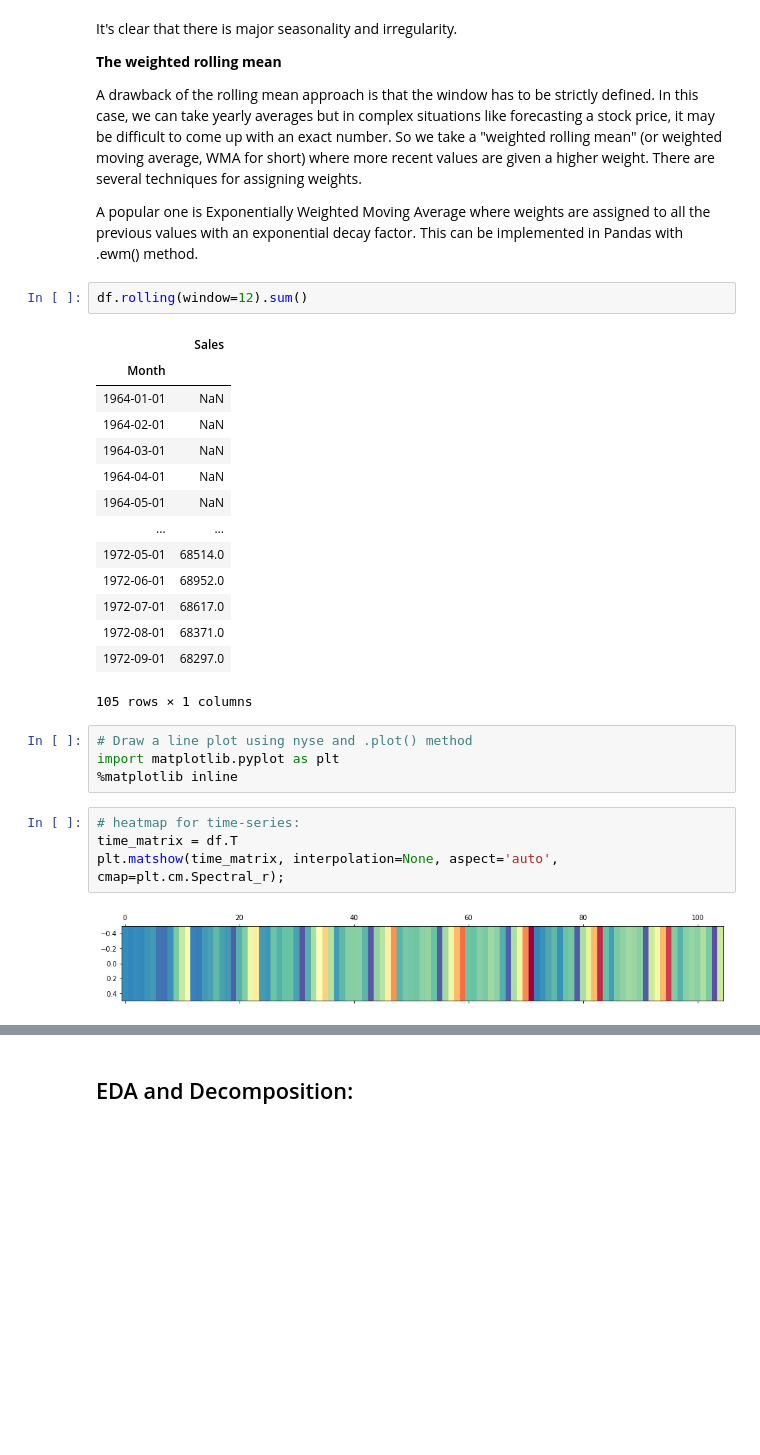
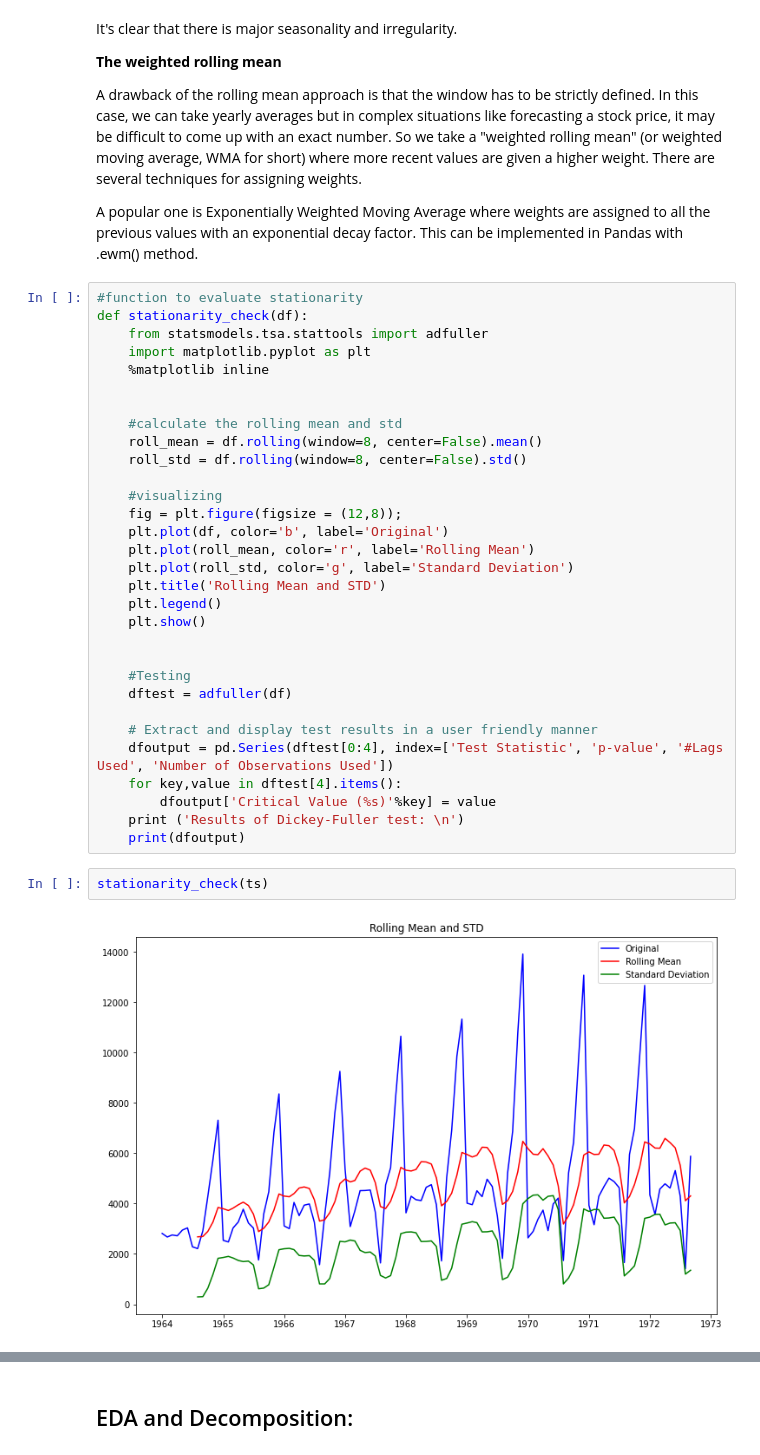
Before and after one commit to andiosika/timeseries, a Jupyter notebook: Champagne_TS.ipynb, the cells around one changed output, grey strips where cells are left out. Cells and saved outputs as stored; diff of their text form; blank space fills up the shorter version.

```diff
--- a/Champagne_TS.ipynb
+++ b/Champagne_TS.ipynb
@@ -68,30 +63,38 @@ It's clear that there is major seasonality and irregularity.
 A drawback of the rolling mean approach is that the window has to be strictly defined. In this case, we can take yearly averages but in complex situations like forecasting a stock price, it may be difficult to come up with an exact number. So we take a "weighted rolling mean" (or weighted moving average, WMA for short) where more recent values are given a higher weight. There are several techniques for assigning weights.
 
 A popular one is Exponentially Weighted Moving Average where weights are assigned to all the previous values with an exponential decay factor. This can be implemented in Pandas with .ewm() method.
-# %%
-df.rolling(window=12).sum()
-# %% [output]
-|  | Sales |
-| Month |  |
-| 1964-01-01 | NaN |
-| 1964-02-01 | NaN |
-| 1964-03-01 | NaN |
-| 1964-04-01 | NaN |
-| 1964-05-01 | NaN |
-| ... | ... |
-| 1972-05-01 | 68514.0 |
-| 1972-06-01 | 68952.0 |
-| 1972-07-01 | 68617.0 |
-| 1972-08-01 | 68371.0 |
-| 1972-09-01 | 68297.0 |
-105 rows × 1 columns
-# %%
-# Draw a line plot using nyse and .plot() method
-import matplotlib.pyplot as plt
-%matplotlib inline
-# %%
-# heatmap for time-series:
-time_matrix = df.T
-plt.matshow(time_matrix, interpolation=None, aspect='auto', cmap=plt.cm.Spectral_r);
-# %% [output]
-[figure, removed]
+# %%
+#function to evaluate stationarity
+def stationarity_check(df):
+    from statsmodels.tsa.stattools import adfuller
+    import matplotlib.pyplot as plt
+    %matplotlib inline
+
+
+    #calculate the rolling mean and std
+    roll_mean = df.rolling(window=8, center=False).mean()
+    roll_std = df.rolling(window=8, center=False).std()
+
+    #visualizing
+    fig = plt.figure(figsize = (12,8));
+    plt.plot(df, color='b', label='Original')
+    plt.plot(roll_mean, color='r', label='Rolling Mean')
+    plt.plot(roll_std, color='g', label='Standard Deviation')
+    plt.title('Rolling Mean and STD')
+    plt.legend()
+    plt.show()
+
+
+    #Testing
+    dftest = adfuller(df)
+
+    # Extract and display test results in a user friendly manner
+    dfoutput = pd.Series(dftest[0:4], index=['Test Statistic', 'p-value', '#Lags Used', 'Number of Observations Used'])
+    for key,value in dftest[4].items():
+        dfoutput['Critical Value (%s)'%key] = value
+    print ('Results of Dickey-Fuller test: \n')
+    print(dfoutput)
+# %%
+stationarity_check(ts)
+# %% [output]
+[figure, added]
```
Also changed, not shown: parts of 21 cells of this notebook.
